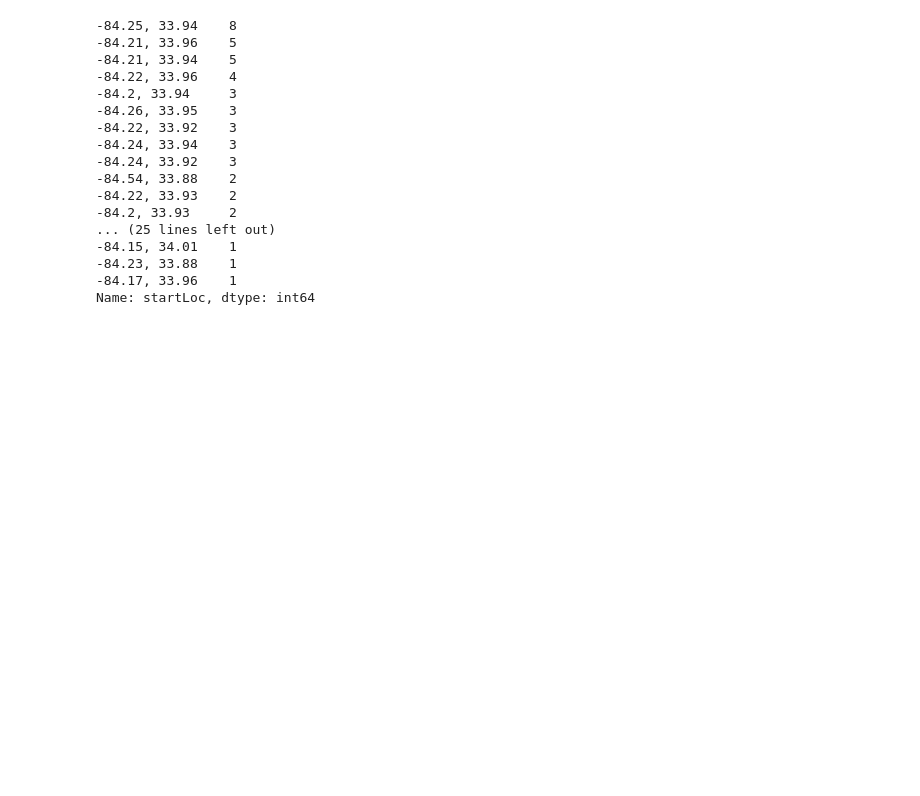
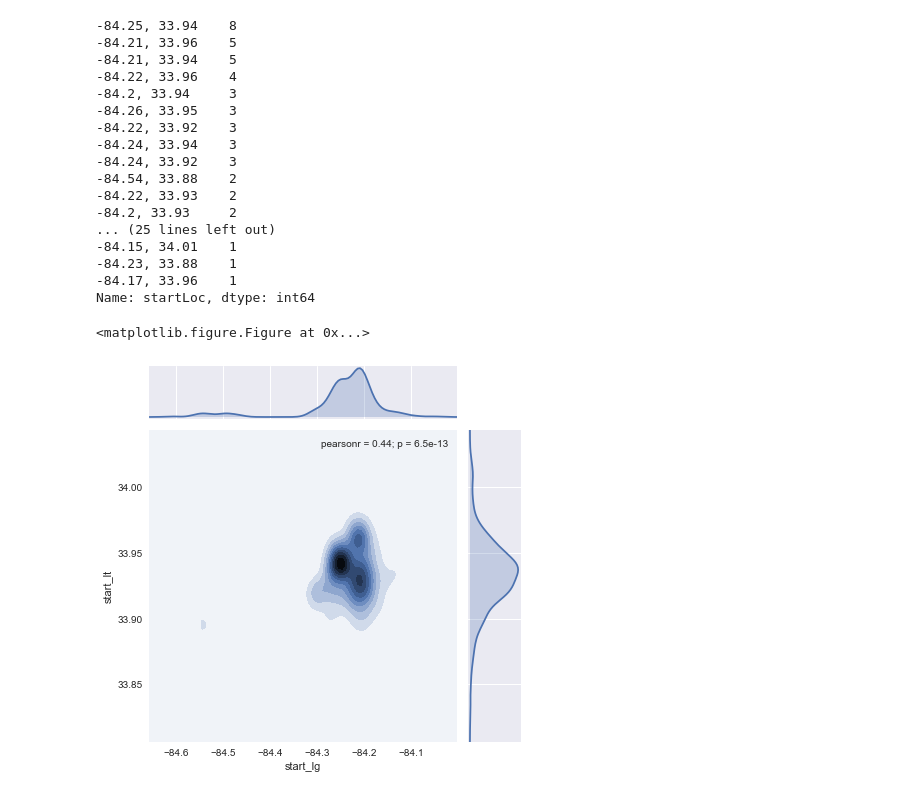
Before and after one commit to jingruli11/capstone, a Jupyter notebook: Clustering.ipynb, the cells around one changed output. Saved outputs shown, nothing was run; the diff lists cells and outputs as text; code cells hidden in the pictures; blank space fills up the shorter version.

```diff
--- a/Clustering.ipynb
+++ b/Clustering.ipynb
@@ -87,3 +89,12 @@ See the caveats in the documentation: http://pandas.pydata.org/pandas-docs/stabl
 -84.23, 33.88    1
 -84.17, 33.96    1
 Name: startLoc, dtype: int64
+# %%
+df_fri_14 = df[(df['dayofweek'] == 'Friday') & (df['hourofday'] == 14)]
+plt.clf()
+hex_plot2 = sns.jointplot(x=df_fri_14['start_lg'], y=df_fri_14['start_lt'], kind = 'kde')
+# hex_plot.savefig("output3.png")
+plt.show()
+# %% [output]
+<matplotlib.figure.Figure at 0x...>
+[figure, added]
```
Also changed, not shown: parts of 6 cells of this notebook, 6 other files.
